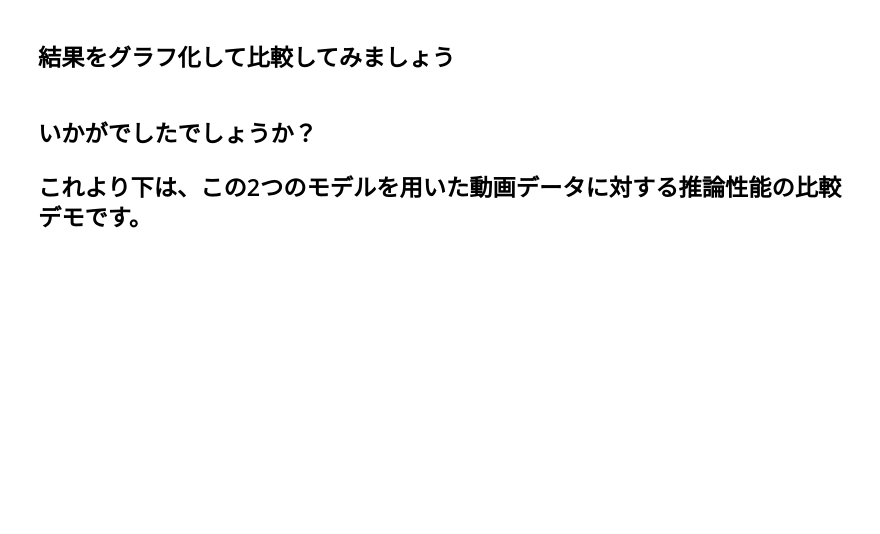
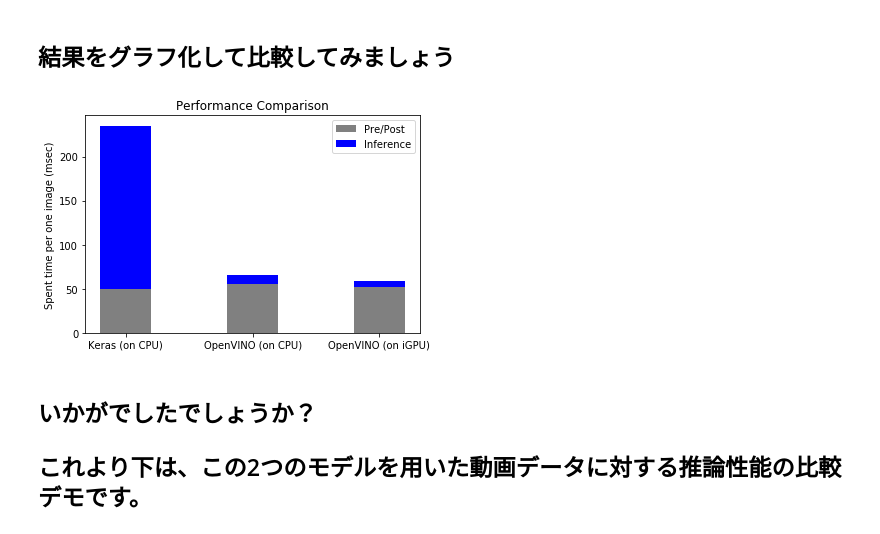
Before and after one commit to hiouchiy/OpenVINO_Sample, a Jupyter notebook: demo2/Demo_Inference_MobileNet_with_OpenVINO.ipynb, the cells around one changed output. Saved outputs shown, nothing was run; the diff lists cells and outputs as text; code cells hidden in the pictures; blank space fills up the shorter version.

```diff
--- a/demo2/Demo_Inference_MobileNet_with_OpenVINO.ipynb
+++ b/demo2/Demo_Inference_MobileNet_with_OpenVINO.ipynb
@@ -215,23 +309,26 @@ gpu_total_time, gpu_infer_time = inference_openvino(total=50, target_device="GPU
 # %%
 import matplotlib.pyplot as plt
 import numpy as np
 
 w = 0.4
 
 Y1 = [original_total_time - original_infer_time, cpu_total_time - cpu_infer_time, gpu_total_time - gpu_infer_time]
 Y2 = [original_infer_time, cpu_infer_time, gpu_infer_time]
 
 X = np.arange(len(Y1))
 
 plt.bar(X, Y1, color='gray', width=w, label='Pre/Post', align="center")
 plt.bar(X, Y2, color='blue', width=w, bottom=Y1, label='Inference', align="center")
 
 plt.legend(loc="best")
-plt.title('Performance Comparison (msec)')
+plt.title('Performance Comparison')
+plt.ylabel("Spent time per one image (msec)")
 
-plt.xticks(X, ['Original','OpenVINO(CPU)','OpenVINO(iGPU)'])
+plt.xticks(X, ['Keras (on CPU)','OpenVINO (on CPU)','OpenVINO (on iGPU)'])
 
 plt.show()
+# %% [output]
+[figure, added]
 # %% [markdown]
 ## いかがでしたでしょうか？
 ## これより下は、この2つのモデルを用いた動画データに対する推論性能の比較デモです。
```
Also changed, not shown: parts of 5 cells of this notebook, 6 other files.
